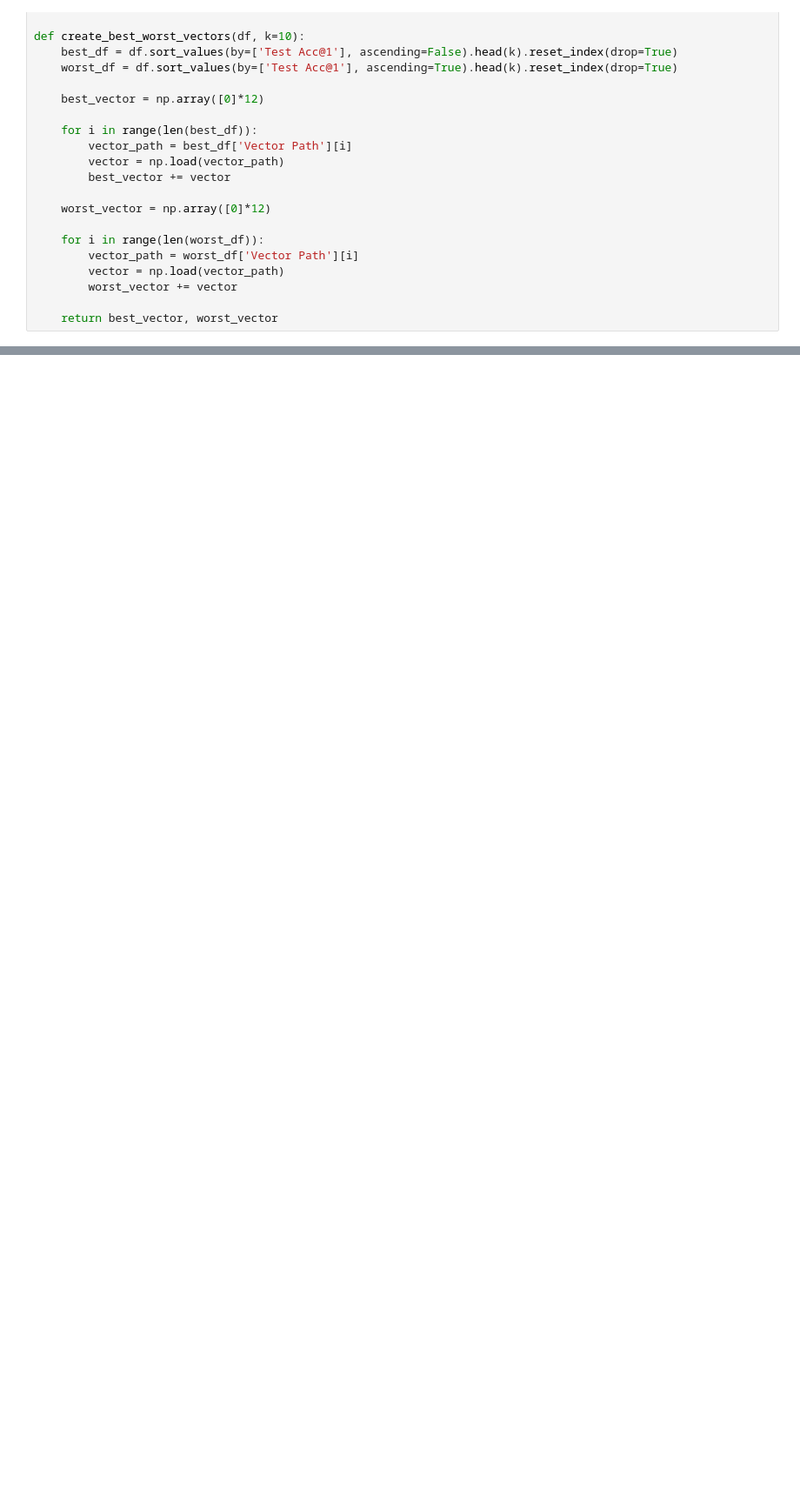
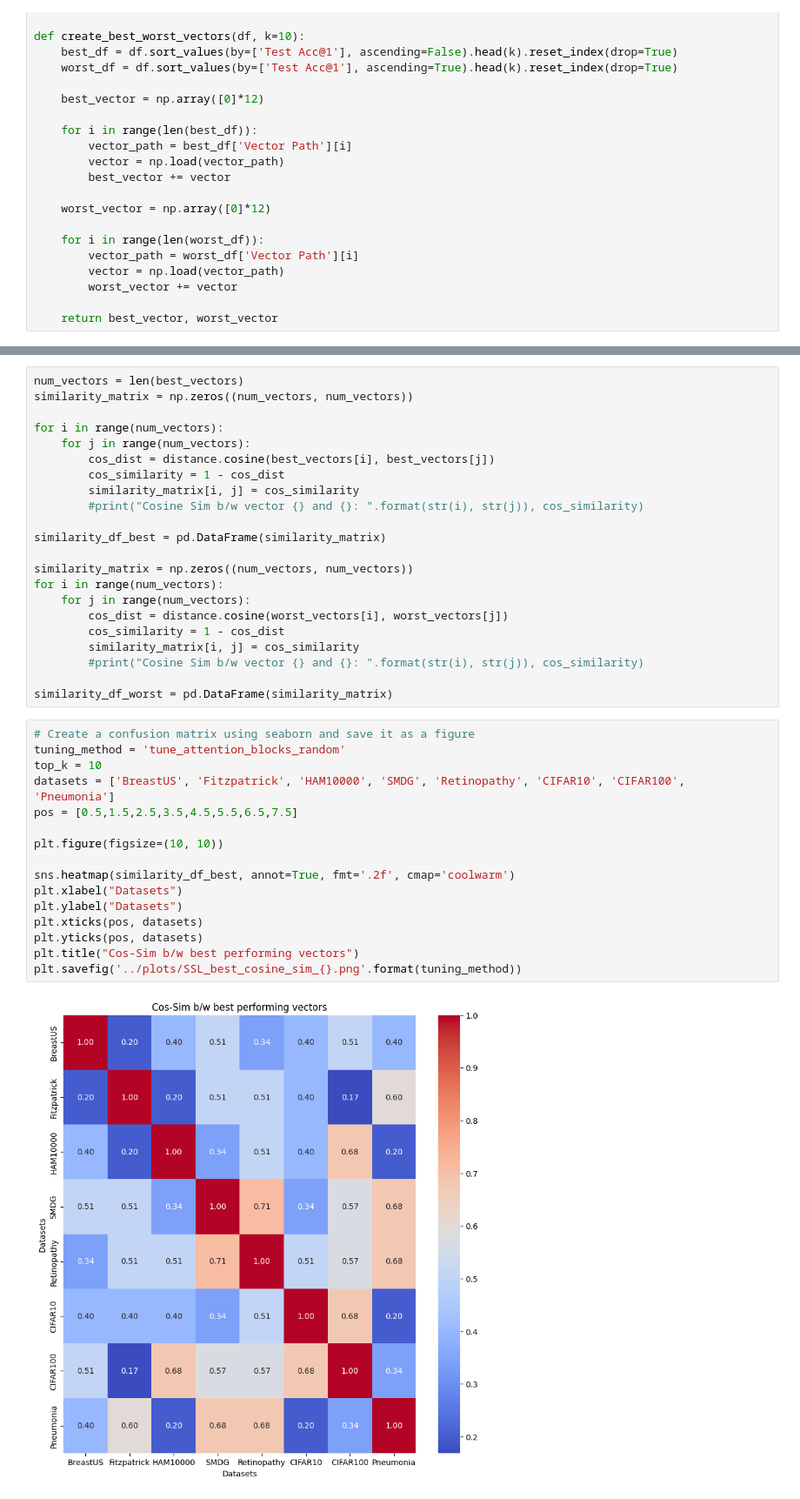
Before and after one commit to Raman1121/Layer-Masking, a Jupyter notebook: notebooks/SSL Attention Tuning Block Level Analysis.ipynb, the cells around one changed output, grey strips where cells are left out. Shown: that part at 87% size. Saved outputs shown, nothing was run; the diff lists cells and outputs as text; blank space fills up the shorter version.

```diff
--- a/notebooks/SSL Attention Tuning Block Level Analysis.ipynb
+++ b/notebooks/SSL Attention Tuning Block Level Analysis.ipynb
@@ -204,0 +544,40 @@ plt.savefig("SSL_vit-b_best_worst_block_level.png")
+# %%
+num_vectors = len(best_vectors)
+similarity_matrix = np.zeros((num_vectors, num_vectors))
+
+for i in range(num_vectors):
+    for j in range(num_vectors):
+        cos_dist = distance.cosine(best_vectors[i], best_vectors[j])
+        cos_similarity = 1 - cos_dist
+        similarity_matrix[i, j] = cos_similarity
+        #print("Cosine Sim b/w vector {} and {}: ".format(str(i), str(j)), cos_similarity)
+
+similarity_df_best = pd.DataFrame(similarity_matrix)
+
+similarity_matrix = np.zeros((num_vectors, num_vectors))
+for i in range(num_vectors):
+    for j in range(num_vectors):
+        cos_dist = distance.cosine(worst_vectors[i], worst_vectors[j])
+        cos_similarity = 1 - cos_dist
+        similarity_matrix[i, j] = cos_similarity
+        #print("Cosine Sim b/w vector {} and {}: ".format(str(i), str(j)), cos_similarity)
+
+similarity_df_worst = pd.DataFrame(similarity_matrix)
+# %%
+# Create a confusion matrix using seaborn and save it as a figure
+tuning_method = 'tune_attention_blocks_random'
+top_k = 10
+datasets = ['BreastUS', 'Fitzpatrick', 'HAM10000', 'SMDG', 'Retinopathy', 'CIFAR10', 'CIFAR100', 'Pneumonia']
+pos = [0.5,1.5,2.5,3.5,4.5,5.5,6.5,7.5]
+
+plt.figure(figsize=(10, 10))
+
+sns.heatmap(similarity_df_best, annot=True, fmt='.2f', cmap='coolwarm')
+plt.xlabel("Datasets")
+plt.ylabel("Datasets")
+plt.xticks(pos, datasets)
+plt.yticks(pos, datasets)
+plt.title("Cos-Sim b/w best performing vectors")
+plt.savefig('../plots/SSL_best_cosine_sim_{}.png'.format(tuning_method))
+# %% [output]
+[figure, added]
```
Also changed, not shown: parts of 24 cells of this notebook, 1 other file.
